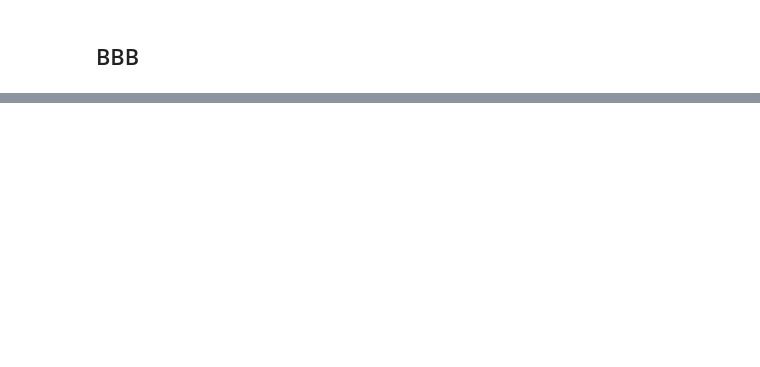
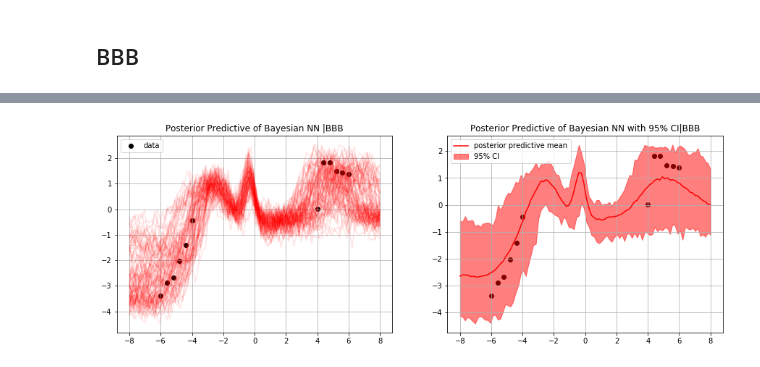
Before and after one commit to Yuting-Kou/am207_Project, a Jupyter notebook: src/Example-wyz.ipynb, the cells around one changed output, grey strips where cells are left out. Drawn from its saved outputs; the diff is of its cells as text; code cells hidden in the pictures; blank space fills up the shorter version.

```diff
--- a/src/Example-wyz.ipynb
+++ b/src/Example-wyz.ipynb
@@ -250,0 +287,6 @@ With a fixed $\hat{w}$ and projection matrix $P$, over which we perform inferenc
+# %%
+# get posterior z
+n_sample = 100
+post_sample = inference_bbb.get_posterior(n_samples=n_sample)
+x_test = np.linspace(-8, 8, 100)
+y_test_bnn = my_nn.forward(P=P, w_hat=w,z=post_sample, X=x_test.reshape((1, -1))).reshape(100, 100) + np.random.normal(0, my_nn.Sigma_Y_det, size = (100, 100))
@@ -250,0 +296,23 @@ With a fixed $\hat{w}$ and projection matrix $P$, over which we perform inferenc
+# %%
+# plot
+plt.figure(figsize=(15, 5))
+plt.subplot(1, 2, 1)
+plt.grid()
+plt.title('Posterior Predictive of Bayesian NN |BBB')
+# plt.ylim(-15, 15)
+for i in range(n_sample):
+    plt.plot(x_test, y_test_bnn[i], color='red', alpha=max(1 / n_sample, 0.1))
+plt.scatter(x, y, color='black', label='data')
+plt.legend()
+plt.subplot(1, 2, 2)
+plt.scatter(x, y, color='black')
+plt.plot(x_test, y_test_bnn.mean(0), color='red', label='posterior predictive mean')
+plt.fill_between(x_test, np.percentile(y_test_bnn, 0.25, axis=0), np.percentile(y_test_bnn, 97.5, axis=0),
+                 color='red', label='95% CI', alpha=0.5)
+plt.legend(loc='best')
+plt.title('Posterior Predictive of Bayesian NN with 95% CI|BBB')
+plt.grid()
+# plt.ylim(-15, 15)
+plt.show()
+# %% [output]
+[figure, added]
```
Also changed, not shown: parts of 23 cells of this notebook, 1 other file.
